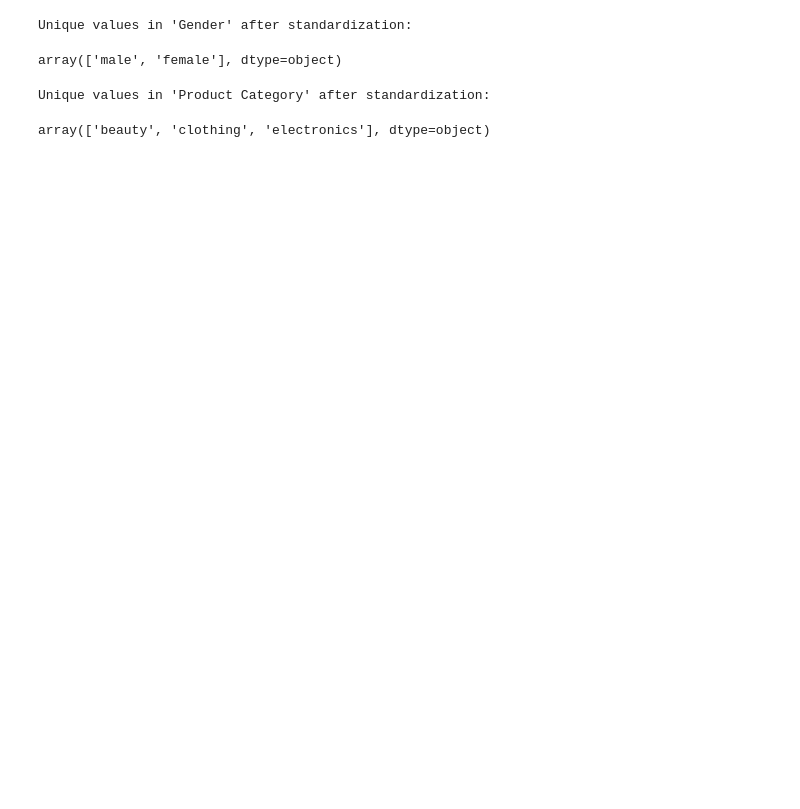
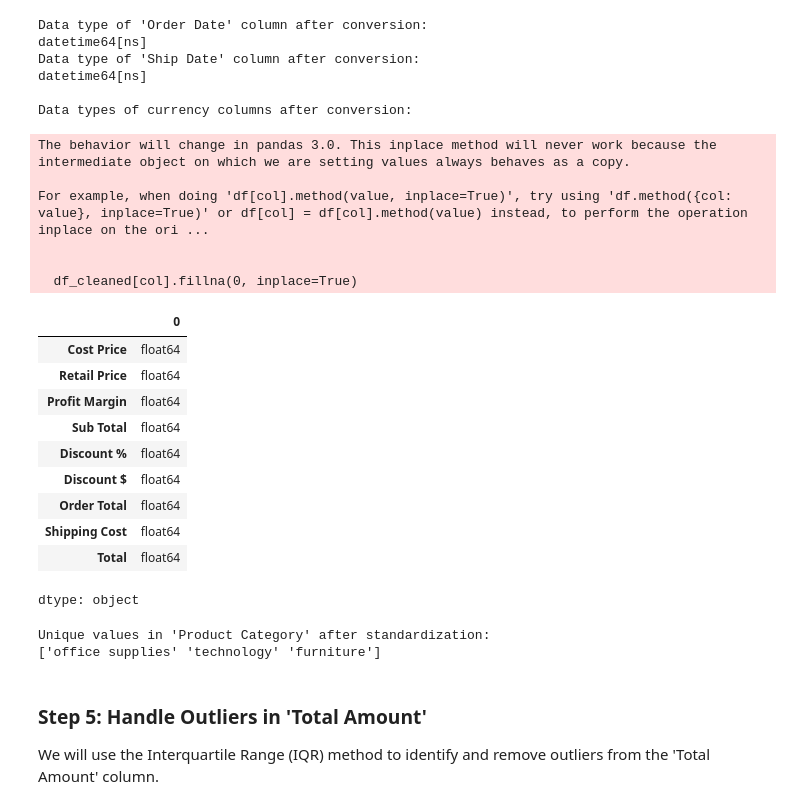
Before and after one commit to Shubhz20/Unity_TeamJeet_OnlineRetailInsights, a Jupyter notebook: notebooks/01_extraction_and_cleaning.ipynb, the cells around one changed output. Saved outputs shown, nothing was run; the diff lists cells and outputs as text; code cells hidden in the pictures; blank space fills up the shorter version.

```diff
--- a/notebooks/01_extraction_and_cleaning.ipynb
+++ b/notebooks/01_extraction_and_cleaning.ipynb
@@ -155,14 +104,66 @@ None
+# %%
+df_cleaned['Ship Date'] = pd.to_datetime(df_cleaned['Ship Date'])
+print("Data type of 'Order Date' column after conversion:")
+print(df_cleaned['Order Date'].dtype)
+print("Data type of 'Ship Date' column after conversion:")
+print(df_cleaned['Ship Date'].dtype)
+
+# Function to clean and convert currency strings to numeric
+def clean_currency(s):
+    if isinstance(s, str):
+        s = s.replace('$', '').replace(',', '').replace('%', '')
+        try:
+            return float(s)
+        except ValueError:
+            return np.nan
+    return s
+
+# Apply cleaning and conversion to currency columns
+currency_cols = ['Cost Price', 'Retail Price', 'Profit Margin', 'Sub Total', 'Discount %', 'Discount $', 'Order Total', 'Shipping Cost', 'Total']
+for col in currency_cols:
+    df_cleaned[col] = df_cleaned[col].apply(clean_currency)
+
+# Fill any NaNs that might have been introduced during conversion with 0 or a suitable value
+# For simplicity, we'll fill with 0 here, or you could re-evaluate specific columns if needed
+for col in currency_cols:
+    df_cleaned[col].fillna(0, inplace=True)
+
+print("\nData types of currency columns after conversion:")
+display(df_cleaned[currency_cols].dtypes)
+# %% [output]
+Data type of 'Order Date' column after conversion:
+datetime64[ns]
+Data type of 'Ship Date' column after conversion:
+datetime64[ns]
+
+Data types of currency columns after conversion:
+The behavior will change in pandas 3.0. This inplace method will never work because the intermediate object on which we are setting values always behaves as a copy.
+
+For example, when doing 'df[col].method(value, inplace=True)', try using 'df.method({col: value}, inplace=True)' or df[col] = df[col].method(value) instead, to perform the operation inplace on the ori ...
+
+
+  df_cleaned[col].fillna(0, inplace=True)
+|  | 0 |
+| Cost Price | float64 |
+| Retail Price | float64 |
+| Profit Margin | float64 |
+| Sub Total | float64 |
+| Discount % | float64 |
+| Discount $ | float64 |
+| Order Total | float64 |
+| Shipping Cost | float64 |
+| Total | float64 |
+dtype: object
 # %%
-df['Gender'] = df['Gender'].str.lower()
-df['Product Category'] = df['Product Category'].str.lower()
+df_cleaned['Product Category'] = df_cleaned['Product Category'].str.lower()
 
-print("Unique values in 'Gender' after standardization:")
-display(df['Gender'].unique())
 print("Unique values in 'Product Category' after standardization:")
-display(df['Product Category'].unique())
+print(df_cleaned['Product Category'].unique())
 # %% [output]
-Unique values in 'Gender' after standardization:
+Unique values in 'Product Category' after standardization:
+['office supplies' 'technology' 'furniture']
-array(['male', 'female'], dtype=object)
-Unique values in 'Product Category' after standardization:
-array(['beauty', 'clothing', 'electronics'], dtype=object)
+# %% [markdown]
+### Step 5: Handle Outliers in 'Total Amount'
+
+We will use the Interquartile Range (IQR) method to identify and remove outliers from the 'Total Amount' column.
 # %%
```
Also changed, not shown: parts of 14 cells of this notebook, 4 other files.
